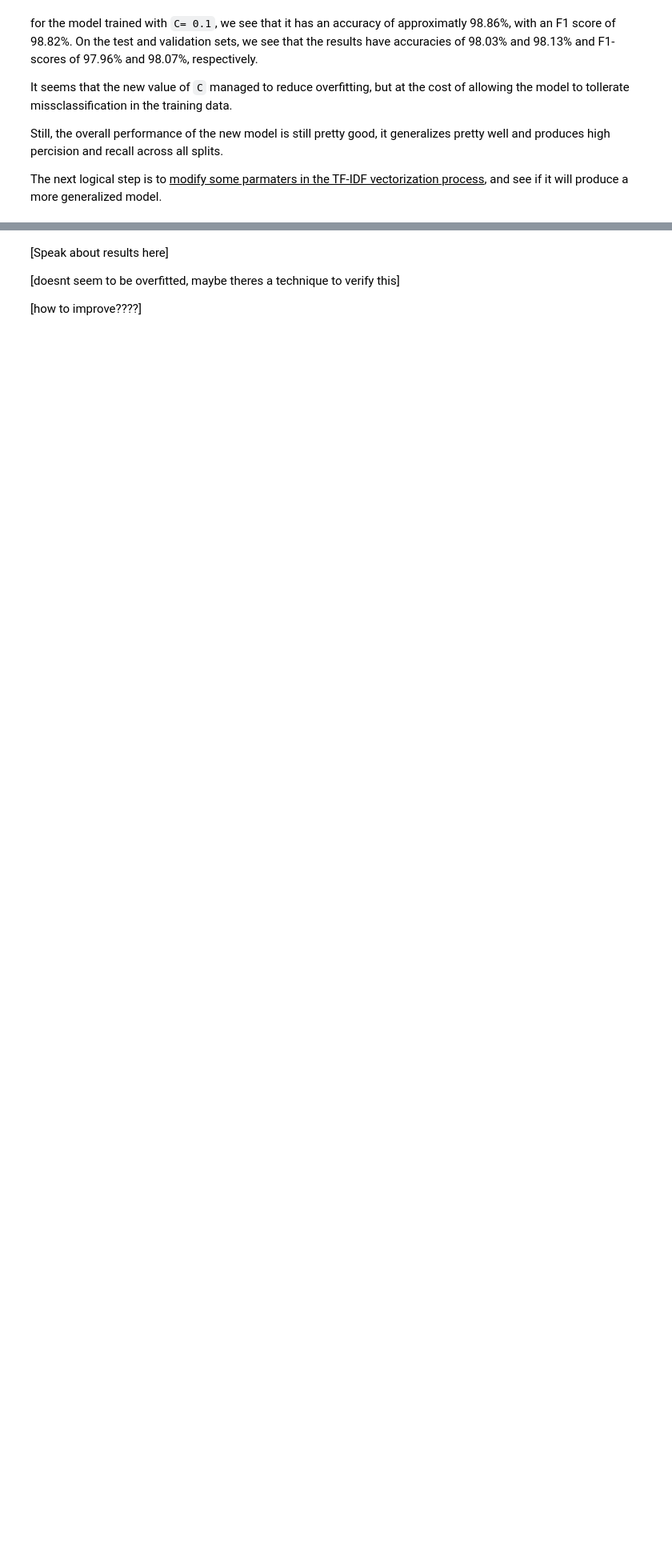
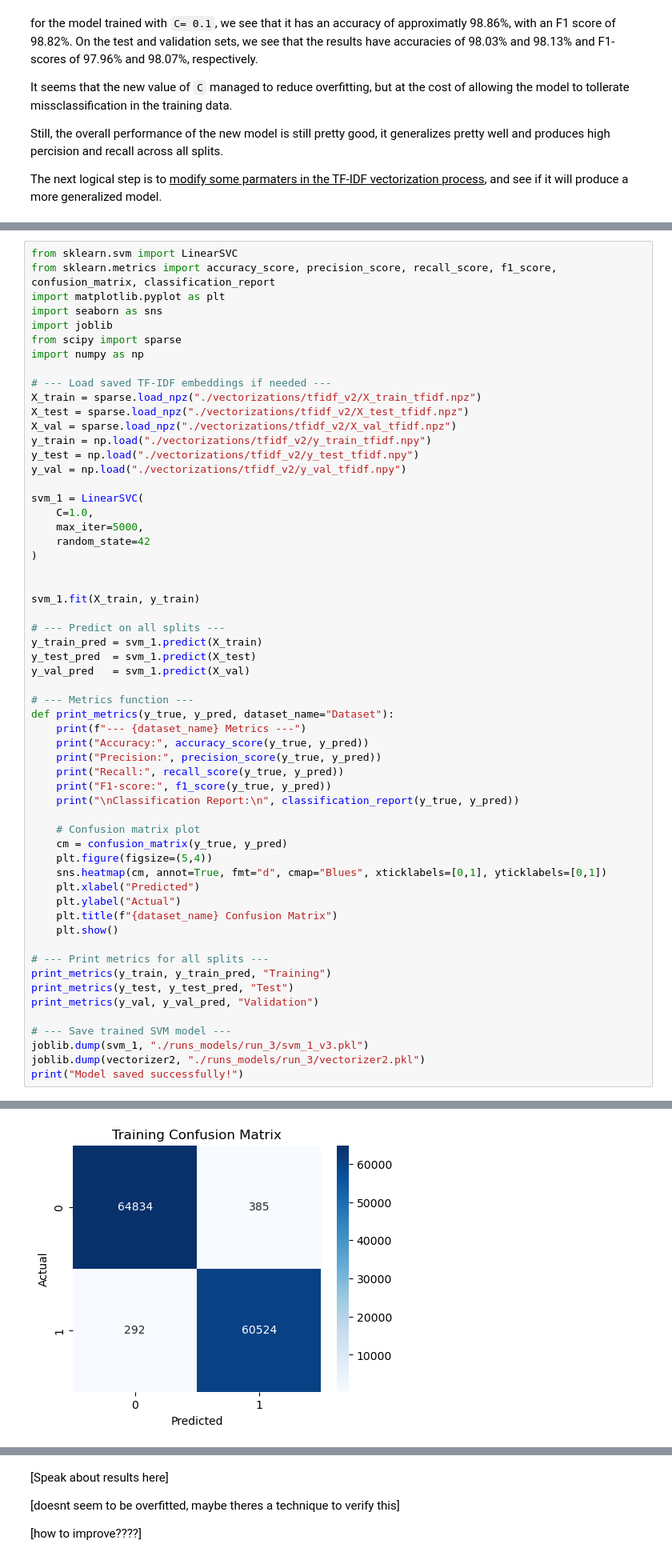
Before and after one commit to alizair/anti-phish-model, a Jupyter notebook: Models/SVM/svm_comp_study.ipynb, the cells around one changed output, grey strips where cells are left out. Shown at 80% size. Saved outputs shown, nothing was run; the diff lists cells and outputs as text; blank space fills up the shorter version.

Commit message:
small fix
did retraining after using the fixed dataset

```diff
--- a/Models/SVM/svm_comp_study.ipynb
+++ b/Models/SVM/svm_comp_study.ipynb
@@ -599,0 +660,59 @@ The next logical step is to <u> modify some parmaters in the TF-IDF vectorizatio
+# %%
+from sklearn.svm import LinearSVC
+from sklearn.metrics import accuracy_score, precision_score, recall_score, f1_score, confusion_matrix, classification_report
+import matplotlib.pyplot as plt
+import seaborn as sns
+import joblib
+from scipy import sparse
+import numpy as np
+
+# --- Load saved TF-IDF embeddings if needed ---
+X_train = sparse.load_npz("./vectorizations/tfidf_v2/X_train_tfidf.npz")
+X_test = sparse.load_npz("./vectorizations/tfidf_v2/X_test_tfidf.npz")
+X_val = sparse.load_npz("./vectorizations/tfidf_v2/X_val_tfidf.npz")
+y_train = np.load("./vectorizations/tfidf_v2/y_train_tfidf.npy")
+y_test = np.load("./vectorizations/tfidf_v2/y_test_tfidf.npy")
+y_val = np.load("./vectorizations/tfidf_v2/y_val_tfidf.npy")
+
+svm_1 = LinearSVC(
+    C=1.0,
+    max_iter=5000,
+    random_state=42
+)
+
+
+svm_1.fit(X_train, y_train)
+
+# --- Predict on all splits ---
+y_train_pred = svm_1.predict(X_train)
+y_test_pred  = svm_1.predict(X_test)
+y_val_pred   = svm_1.predict(X_val)
+
+# --- Metrics function ---
+def print_metrics(y_true, y_pred, dataset_name="Dataset"):
+    print(f"--- {dataset_name} Metrics ---")
+    print("Accuracy:", accuracy_score(y_true, y_pred))
+    print("Precision:", precision_score(y_true, y_pred))
+    print("Recall:", recall_score(y_true, y_pred))
+    print("F1-score:", f1_score(y_true, y_pred))
+    print("\nClassification Report:\n", classification_report(y_true, y_pred))
+
+    # Confusion matrix plot
+    cm = confusion_matrix(y_true, y_pred)
+    plt.figure(figsize=(5,4))
+    sns.heatmap(cm, annot=True, fmt="d", cmap="Blues", xticklabels=[0,1], yticklabels=[0,1])
+    plt.xlabel("Predicted")
+    plt.ylabel("Actual")
+    plt.title(f"{dataset_name} Confusion Matrix")
+    plt.show()
+
+# --- Print metrics for all splits ---
+print_metrics(y_train, y_train_pred, "Training")
+print_metrics(y_test, y_test_pred, "Test")
+print_metrics(y_val, y_val_pred, "Validation")
+
+# --- Save trained SVM model ---
+joblib.dump(svm_1, "./runs_models/run_3/svm_1_v3.pkl")
+joblib.dump(vectorizer2, "./runs_models/run_3/vectorizer2.pkl")
+print("Model saved successfully!")
+# %% [output]
@@ -599,0 +734 @@ The next logical step is to <u> modify some parmaters in the TF-IDF vectorizatio
+[figure, added]
```
Also changed, not shown: parts of 30 cells of this notebook, 18 other files.
